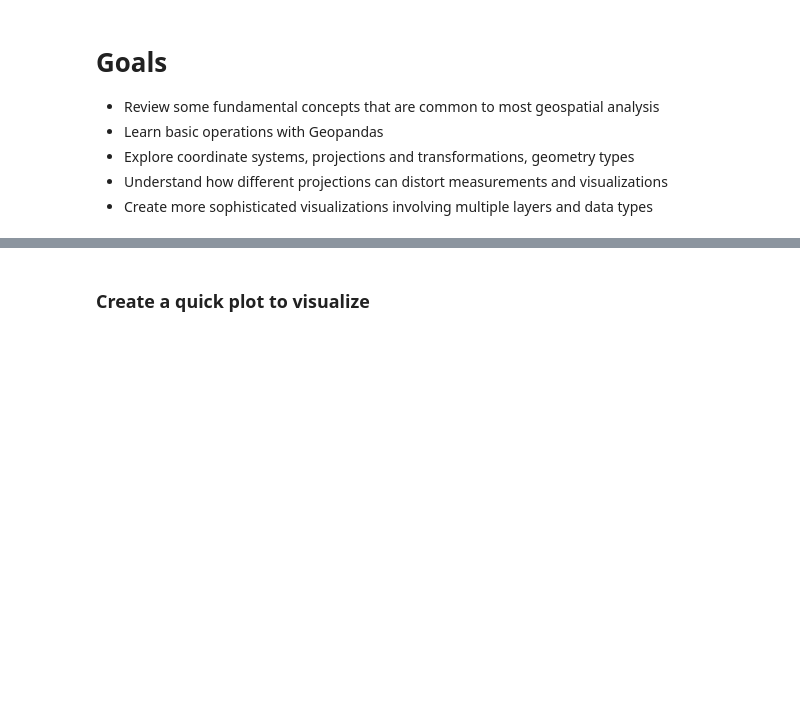
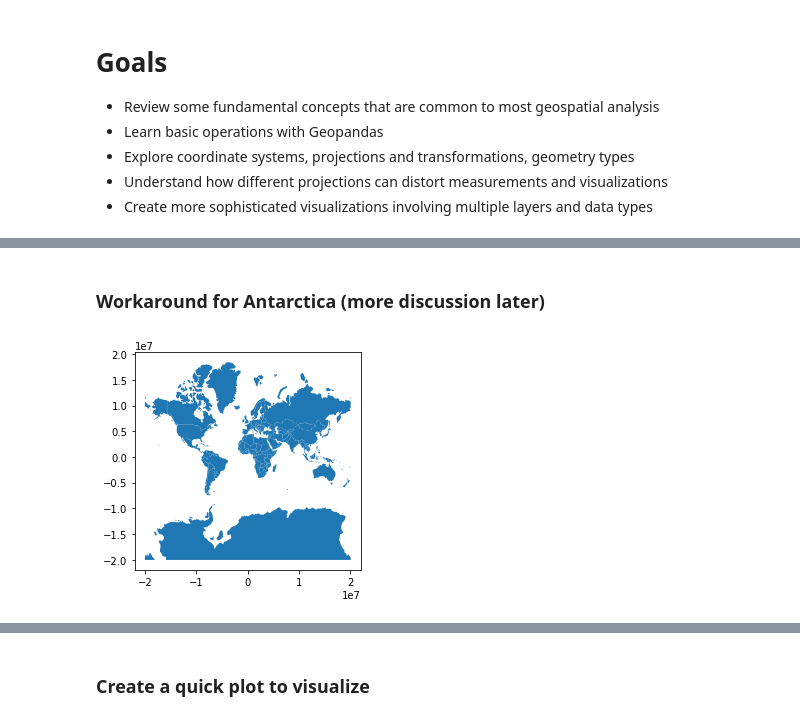
Before and after one commit to UW-GDA/jupyterbook, a Jupyter notebook: book/modules/04_Vector1_Geopandas_CRS_Proj/04_Vector1_Geopandas_CRS_Proj_exercises.ipynb, the cells around one changed output, grey strips where cells are left out. Cells and saved outputs as stored; diff of their text form; code cells hidden in the pictures; blank space fills up the shorter version.

```diff
--- a/book/modules/04_Vector1_Geopandas_CRS_Proj/04_Vector1_Geopandas_CRS_Proj_exercises.ipynb
+++ b/book/modules/04_Vector1_Geopandas_CRS_Proj/04_Vector1_Geopandas_CRS_Proj_exercises.ipynb
@@ -329,0 +69,10 @@ glas_gdf_mmlon
+# %% [markdown]
+### Workaround for Antarctica (more discussion later)
+# %%
+#https://tipsfordev.com/how-to-remove-shapes-that-cause-a-problem-upon-reprojection-from-a-geopandas-dataframe
+from shapely.geometry import box
+crs = pyproj.CRS.from_epsg(3857)
+bounds = crs.area_of_use.bounds
+gpd.clip(world, box(*bounds)).to_crs('EPSG:3857').plot();
+# %% [output]
+[figure, added]
```
Also changed, not shown: parts of 169 cells of this notebook, 2 other files.
